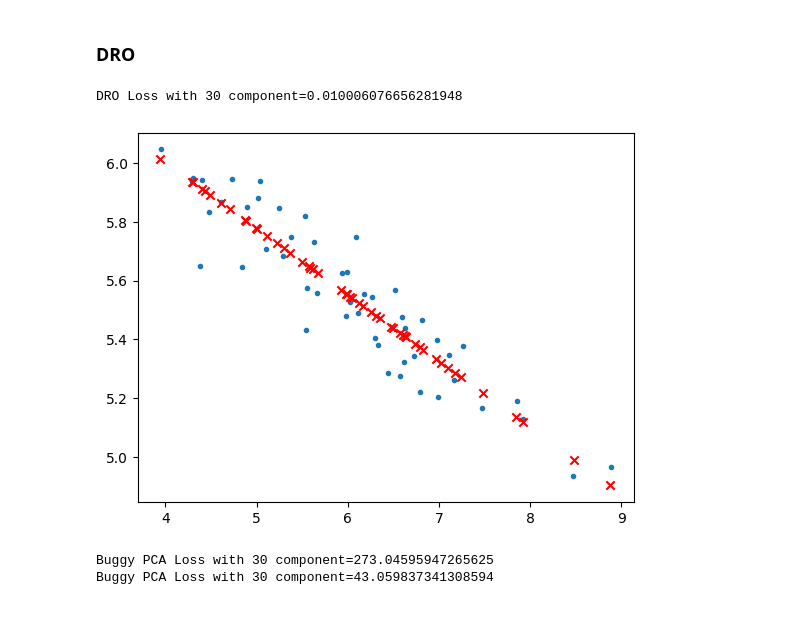
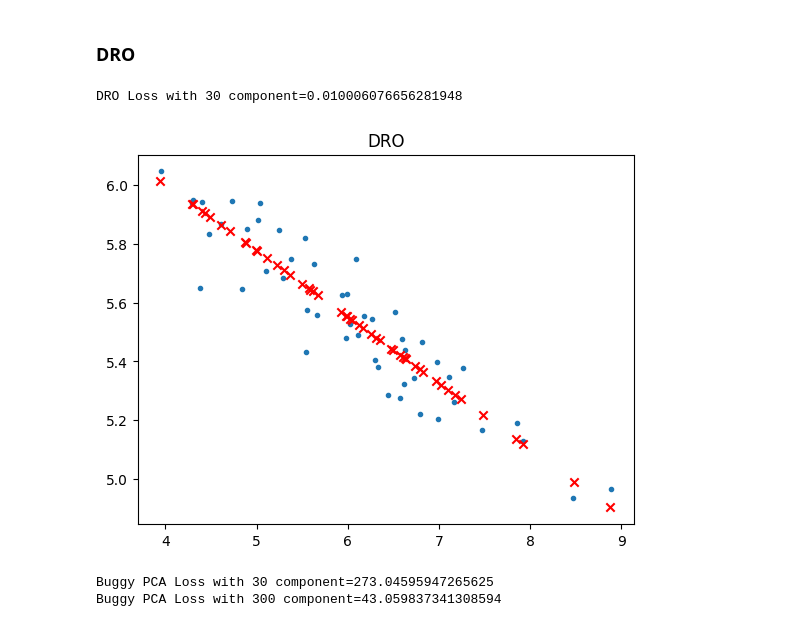
Before and after one commit to cybr17crwlr/ECE-760-Machine-Learning-Assignments, a Jupyter notebook: Homework 5/hw5_q2_4.ipynb, the cells around one changed output. Cells and saved outputs as stored; diff of their text form; code cells hidden in the pictures.

```diff
--- a/Homework 5/hw5_q2_4.ipynb
+++ b/Homework 5/hw5_q2_4.ipynb
@@ -168,17 +172,18 @@ def DRO(X,k):
 # %%
 _, _, X_rev=DRO(X, 1)
 print(f"DRO Loss with 30 component={losscal(X, X_rev)}")
 plt.scatter(X[:,0],X[:,1], marker='.')
 plt.scatter(X_rev[:, 0], X_rev[:, 1], c='r', marker='x')
+plt.title("DRO")
 plt.show()
 # %% [output]
 DRO Loss with 30 component=0.010006076656281948
-[figure, old version]
+[figure, new version]
 # %%
 _, _, X_rev_dro=DRO(X1k, 30)
 print(f"Buggy PCA Loss with 30 component={losscal(X1k, X_rev_dro)}")
 _, _, X_rev_dro=DRO(X1k, 300)
-print(f"Buggy PCA Loss with 30 component={losscal(X1k, X_rev_dro)}")
+print(f"Buggy PCA Loss with 300 component={losscal(X1k, X_rev_dro)}")
 # %% [output]
 Buggy PCA Loss with 30 component=273.04595947265625
-Buggy PCA Loss with 30 component=43.059837341308594
+Buggy PCA Loss with 300 component=43.059837341308594
```
Also changed, not shown: parts of 4 cells of this notebook.
